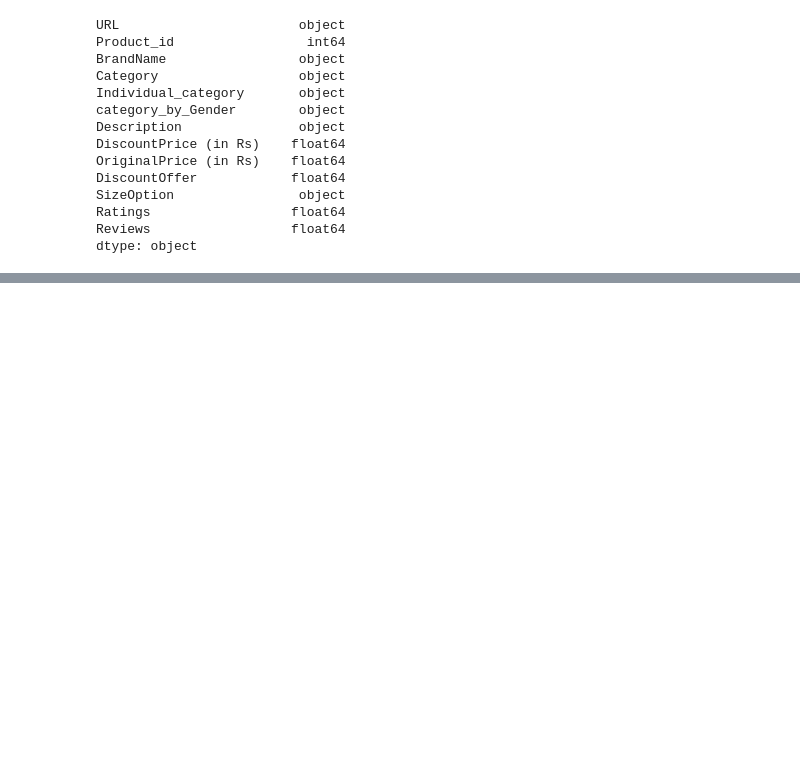
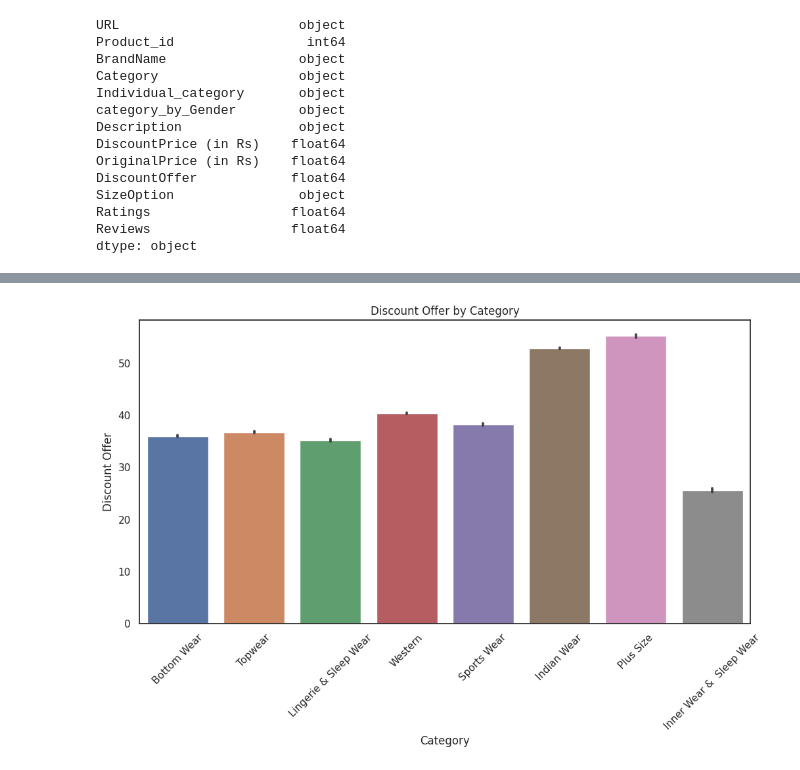
Before and after one commit to Mahima2208/Exploring-Myntra-s-Fashion-Secrets-through-Data-Analysis, a Jupyter notebook: How_to_Predict_the_Discount_Price_of_Myntra?.ipynb, the cells around one changed output, grey strips where cells are left out. Saved outputs shown, nothing was run; the diff lists cells and outputs as text; code cells hidden in the pictures; blank space fills up the shorter version.

```diff
--- a/How_to_Predict_the_Discount_Price_of_Myntra?.ipynb
+++ b/How_to_Predict_the_Discount_Price_of_Myntra?.ipynb
@@ -239,0 +265,14 @@ dtype: object
+# %%
+import seaborn as sns
+import matplotlib.pyplot as plt
+
+# Plotting bar chart for Category with respect to DiscountOffer
+plt.figure(figsize=(12, 6))
+sns.barplot(data=myntra_df, x='Category', y='DiscountOffer')
+plt.xticks(rotation=45)
+plt.xlabel('Category')
+plt.ylabel('Discount Offer')
+plt.title('Discount Offer by Category')
+plt.show()
+# %% [output]
+[figure, added]
```
Also changed, not shown: parts of 10 cells of this notebook.
